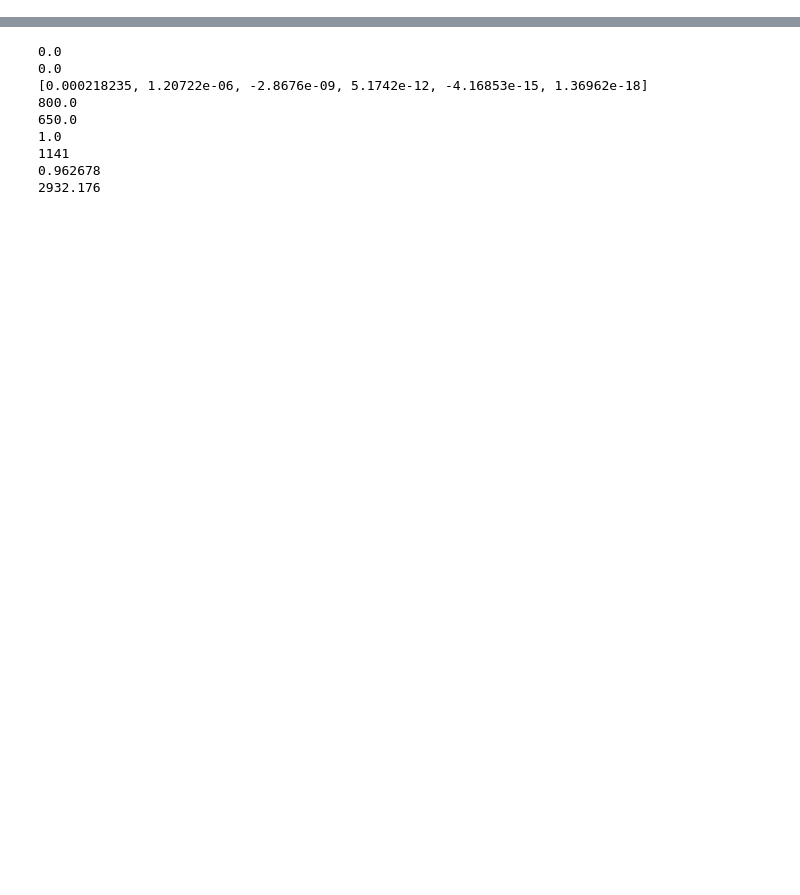
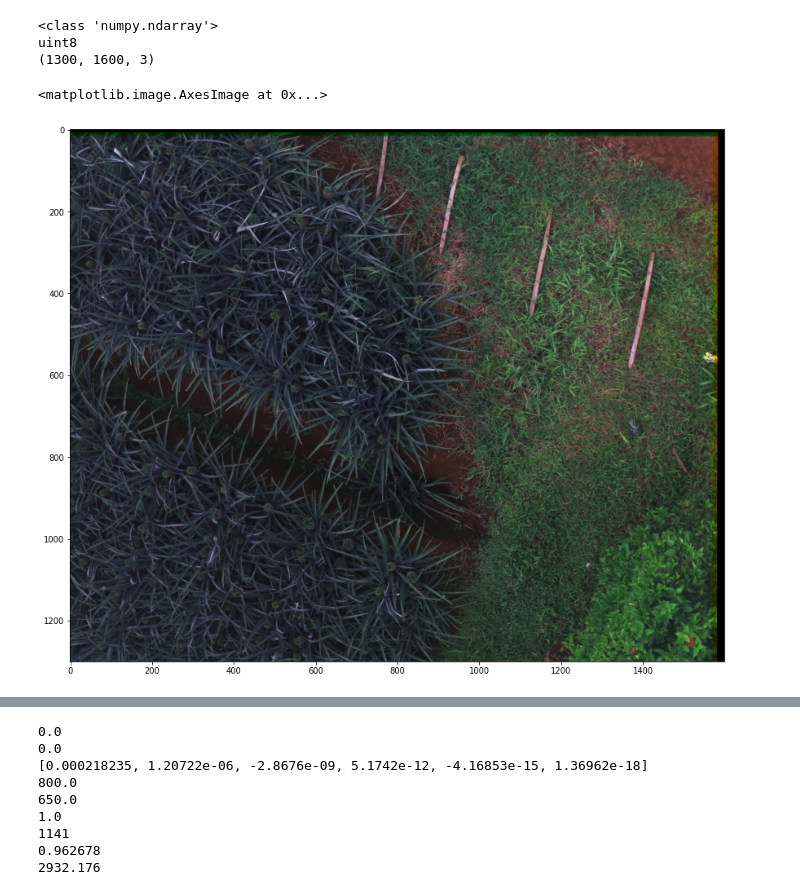
Before and after one commit to ManfredGonzalez/multispectral-pineapple-detection, a Jupyter notebook: showRasters.ipynb, the cells around one changed output, grey strips where cells are left out. Saved outputs shown, nothing was run; the diff lists cells and outputs as text; code cells hidden in the pictures; blank space fills up the shorter version.

```diff
--- a/showRasters.ipynb
+++ b/showRasters.ipynb
@@ -51,3 +46,20 @@ image = rasterio.open(f'{results_path}{image_seed_name}.{band_file_ext}')
+# %%
+red = image.read(1).astype('uint8')
+green = image.read(2).astype('uint8')
+blue = image.read(3).astype('uint8')
+rgb = np.dstack((red,green,blue))
+print(type(rgb))
+print(rgb.dtype)
+print(rgb.shape)
+#rgb = cv2.cvtColor(rgb, cv2.COLOR_BGR2RGB)
+fig = plt.figure(figsize=(18,12))
+plt.imshow(rgb)
+# %% [output]
+<class 'numpy.ndarray'>
+uint8
+(1300, 1600, 3)
+<matplotlib.image.AxesImage at 0x...>
+[figure, added]
 # %%
 fig = plt.figure(figsize=(18,12))
 plot.show(get_band_combination(image,'LCI'))
```
Also changed, not shown: parts of 3 cells of this notebook, 3 other files.
